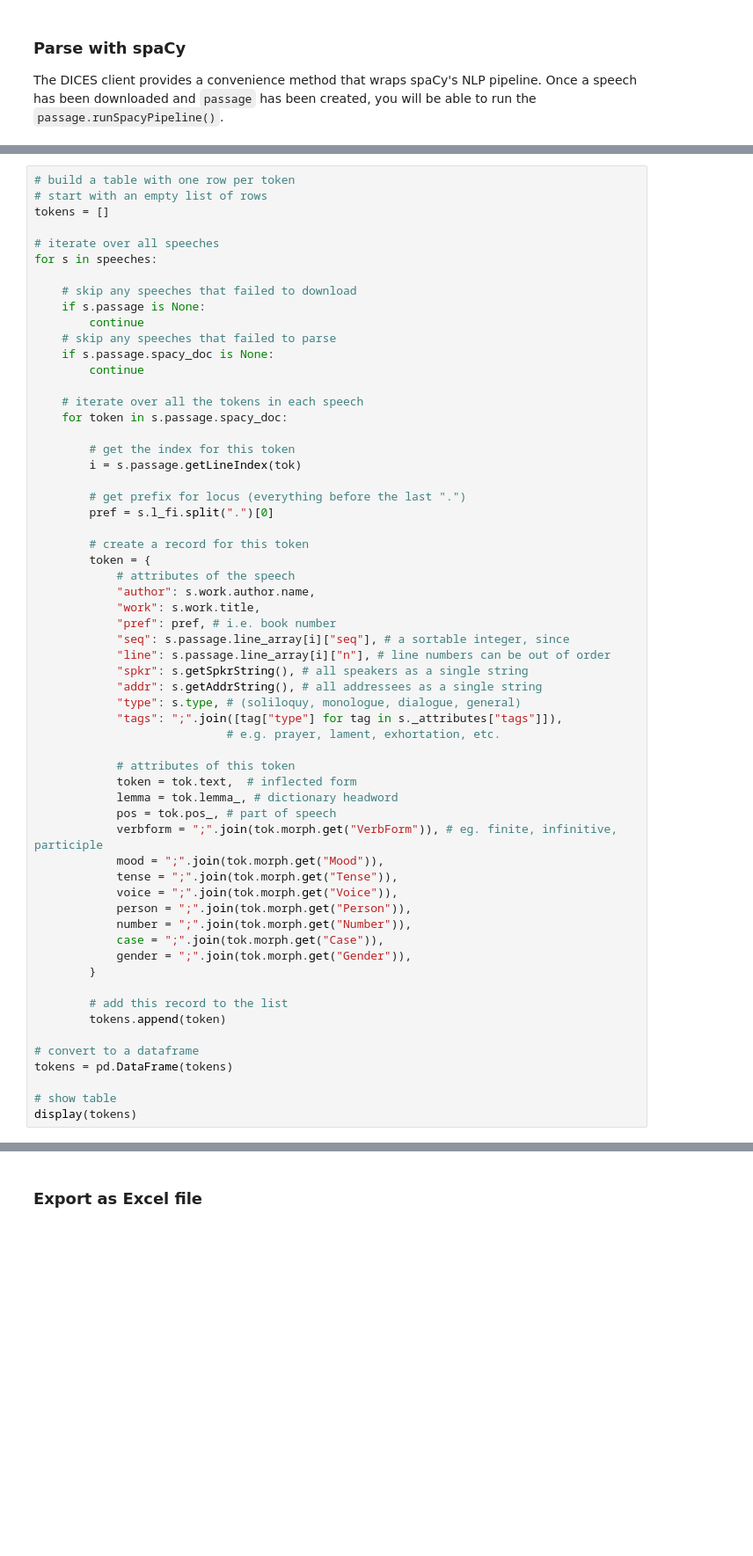
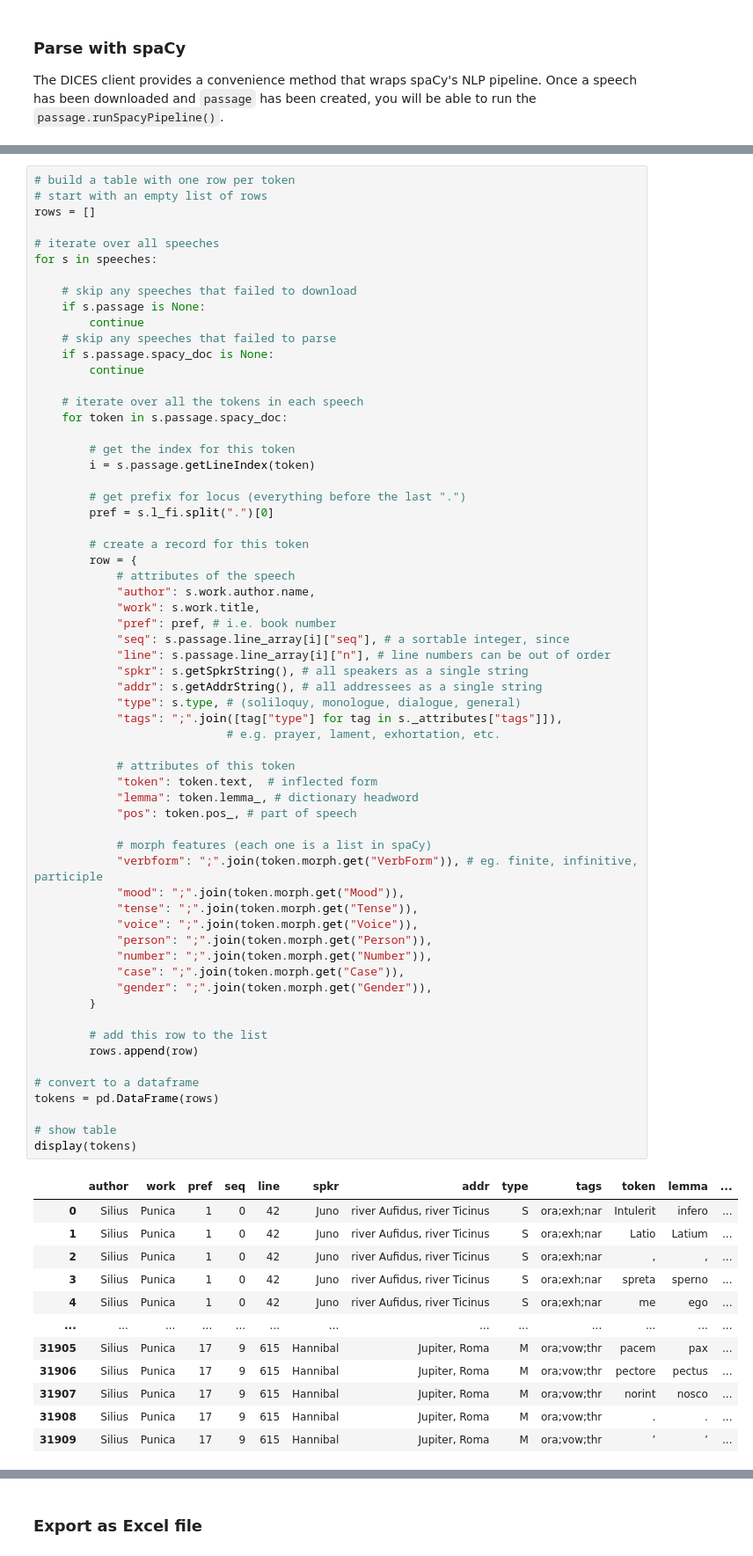
Before and after one commit to cwf2/dices-examples, a Jupyter notebook: colab/NLP.ipynb, the cells around one changed output, grey strips where cells are left out. Shown at 88% size. Drawn from its saved outputs; the diff is of its cells as text; blank space fills up the shorter version.

```diff
--- a/colab/NLP.ipynb
+++ b/colab/NLP.ipynb
@@ -119,7 +125,7 @@ spaCy's NLP pipeline treats the text as a single string, but all our texts are h
 # %%
 # build a table with one row per token
 # start with an empty list of rows
-tokens = []
+rows = []
 
 # iterate over all speeches
 for s in speeches:
@@ -133,46 +139,61 @@ for s in speeches:
 
     # iterate over all the tokens in each speech
     for token in s.passage.spacy_doc:
 
         # get the index for this token
-        i = s.passage.getLineIndex(tok)
+        i = s.passage.getLineIndex(token)
 
         # get prefix for locus (everything before the last ".")
         pref = s.l_fi.split(".")[0]
 
         # create a record for this token
-        token = {
+        row = {
             # attributes of the speech
             "author": s.work.author.name,
             "work": s.work.title,
             "pref": pref, # i.e. book number
             "seq": s.passage.line_array[i]["seq"], # a sortable integer, since
             "line": s.passage.line_array[i]["n"], # line numbers can be out of order
             "spkr": s.getSpkrString(), # all speakers as a single string
             "addr": s.getAddrString(), # all addressees as a single string
             "type": s.type, # (soliloquy, monologue, dialogue, general)
             "tags": ";".join([tag["type"] for tag in s._attributes["tags"]]),
                             # e.g. prayer, lament, exhortation, etc.
 
             # attributes of this token
-            token = tok.text,  # inflected form
-            lemma = tok.lemma_, # dictionary headword
-            pos = tok.pos_, # part of speech
-            verbform = ";".join(tok.morph.get("VerbForm")), # eg. finite, infinitive, participle
-            mood = ";".join(tok.morph.get("Mood")),
-            tense = ";".join(tok.morph.get("Tense")),
-            voice = ";".join(tok.morph.get("Voice")),
-            person = ";".join(tok.morph.get("Person")),
-            number = ";".join(tok.morph.get("Number")),
-            case = ";".join(tok.morph.get("Case")),
-            gender = ";".join(tok.morph.get("Gender")),
+            "token": token.text,  # inflected form
+            "lemma": token.lemma_, # dictionary headword
+            "pos": token.pos_, # part of speech
+
+            # morph features (each one is a list in spaCy)
+            "verbform": ";".join(token.morph.get("VerbForm")), # eg. finite, infinitive, participle
+            "mood": ";".join(token.morph.get("Mood")),
+            "tense": ";".join(token.morph.get("Tense")),
+            "voice": ";".join(token.morph.get("Voice")),
+            "person": ";".join(token.morph.get("Person")),
+            "number": ";".join(token.morph.get("Number")),
+            "case": ";".join(token.morph.get("Case")),
+            "gender": ";".join(token.morph.get("Gender")),
         }
 
-        # add this record to the list
-        tokens.append(token)
+        # add this row to the list
+        rows.append(row)
 
 # convert to a dataframe
-tokens = pd.DataFrame(tokens)
+tokens = pd.DataFrame(rows)
 
 # show table
 display(tokens)
+# %% [output]
+|  | author | work | pref | seq | line | spkr | addr | type | tags | token | lemma | ... |
+| 0 | Silius | Punica | 1 | 0 | 42 | Juno | river Aufidus, river Ticinus | S | ora;exh;nar | Intulerit | infero | ... |
+| 1 | Silius | Punica | 1 | 0 | 42 | Juno | river Aufidus, river Ticinus | S | ora;exh;nar | Latio | Latium | ... |
+| 2 | Silius | Punica | 1 | 0 | 42 | Juno | river Aufidus, river Ticinus | S | ora;exh;nar | , | , | ... |
+| 3 | Silius | Punica | 1 | 0 | 42 | Juno | river Aufidus, river Ticinus | S | ora;exh;nar | spreta | sperno | ... |
+| 4 | Silius | Punica | 1 | 0 | 42 | Juno | river Aufidus, river Ticinus | S | ora;exh;nar | me | ego | ... |
+| ... | ... | ... | ... | ... | ... | ... | ... | ... | ... | ... | ... | ... |
+| 31905 | Silius | Punica | 17 | 9 | 615 | Hannibal | Jupiter, Roma | M | ora;vow;thr | pacem | pax | ... |
+| 31906 | Silius | Punica | 17 | 9 | 615 | Hannibal | Jupiter, Roma | M | ora;vow;thr | pectore | pectus | ... |
+| 31907 | Silius | Punica | 17 | 9 | 615 | Hannibal | Jupiter, Roma | M | ora;vow;thr | norint | nosco | ... |
+| 31908 | Silius | Punica | 17 | 9 | 615 | Hannibal | Jupiter, Roma | M | ora;vow;thr | . | . | ... |
+| 31909 | Silius | Punica | 17 | 9 | 615 | Hannibal | Jupiter, Roma | M | ora;vow;thr | ’ | ’ | ... |
```
Also changed, not shown: parts of 8 cells of this notebook.
